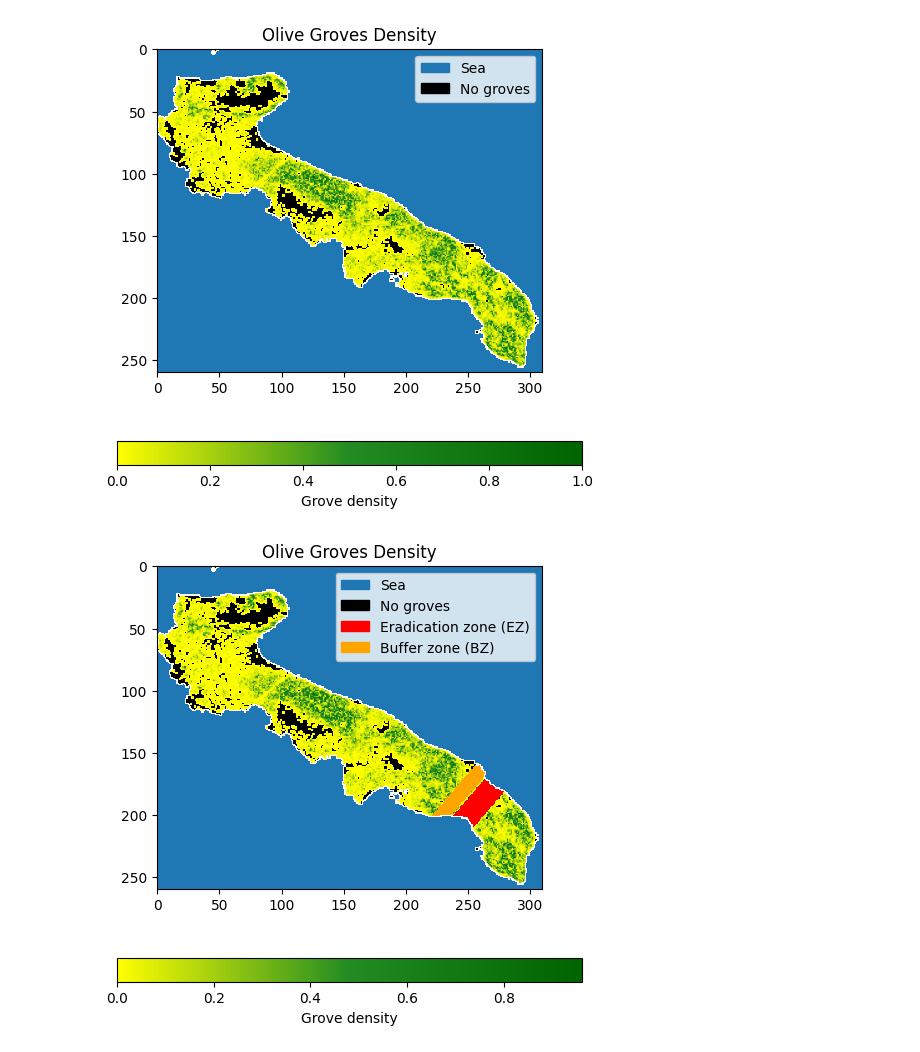
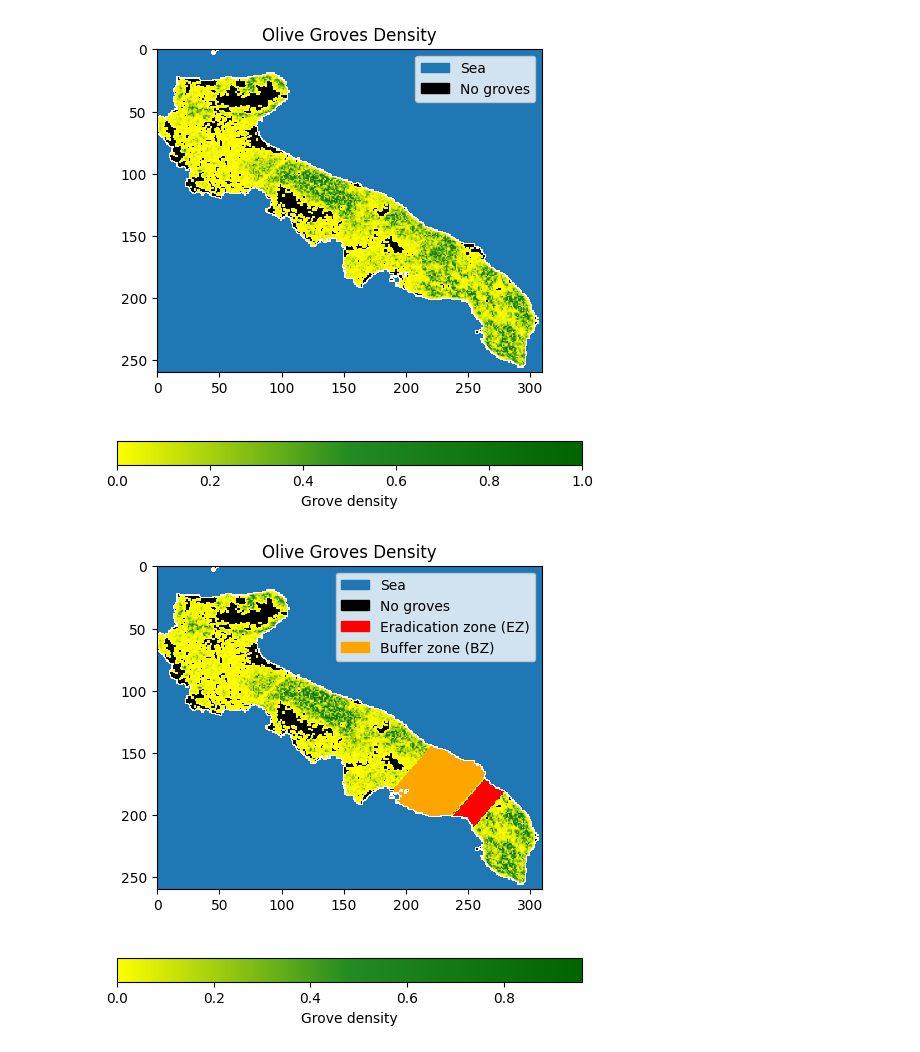
Before and after one commit to LeonMengoni/Xylella-Fastidiosa, a Jupyter notebook: Xylella_simulation.ipynb, the cells around one changed output. Drawn from its saved outputs; the diff is of its cells as text; code cells hidden in the pictures.

Commit message:
Added control efficiency and roguing

```diff
--- a/Xylella_simulation.ipynb
+++ b/Xylella_simulation.ipynb
@@ -26,11 +26,11 @@ GRID.plot_density(figsize=(6,6))
 # %%
 # SET CONTROL ZONE
 
 if FROM_FILE:
-    GRID.set_control_zone(EZW=20, BZW=13)
+    GRID.set_control_zone(EZW=20, BZW=50, BZ_eff=0.99)
     GRID.plot_density(figsize=(6,6))
 # %% [output]
-[figure, old version]
+[figure, new version]
 # %%
 # SHORT DISTANCE KERNEL
 
```
Also changed, not shown: parts of 2 cells of this notebook, 1 other file.
